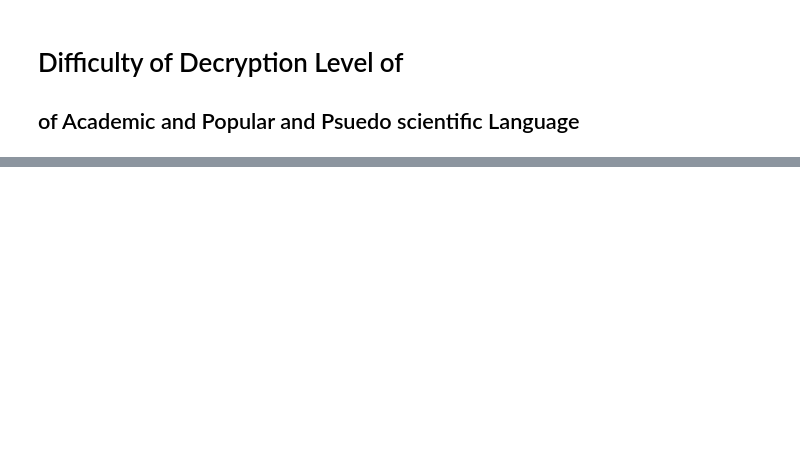
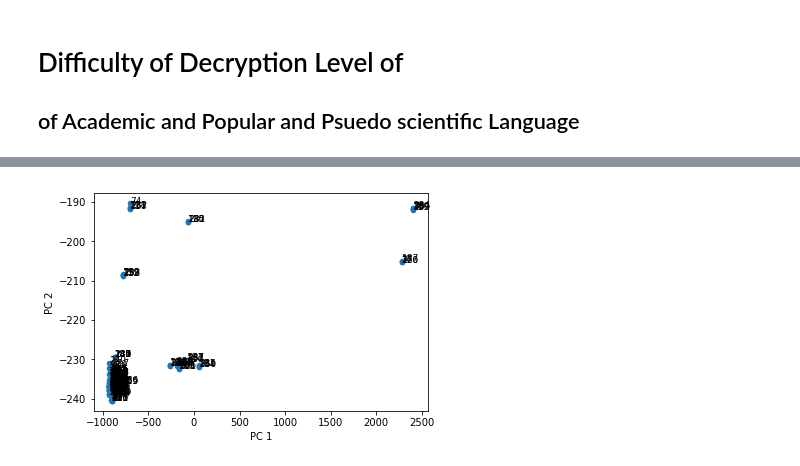
Before and after one commit to russelljjarvis/ScienceAccessibility, a Jupyter notebook: Visual_search_terms_PCA_.ipynb, the cells around one changed output, grey strips where cells are left out. Drawn from its saved outputs; the diff is of its cells as text; code cells hidden in the pictures; blank space fills up the shorter version.

```diff
--- a/Visual_search_terms_PCA_.ipynb
+++ b/Visual_search_terms_PCA_.ipynb
@@ -298,0 +303,81 @@ Dimension 13 has mean -3.9 and variance 0.0035
+# %%
+
+import numpy as np
+import pandas as pd
+from sklearn.decomposition import PCA
+#!pip install ipyvolume
+from mpl_toolkits.mplot3d import Axes3D
+#import ipyvolume.pylab as p3
+
+pca = PCA()
+data = features
+print(np.shape(features))
+pca = PCA(n_components=13).fit(data)
+data_rotated = np.dot(pca.components_,data.T).T
+
+
+
+def report_mean_var(data):
+    for i in range(data.shape[1]):
+        column = data[:,i]
+        print("Dimension %d has mean %.2g and variance %.3g" % \
+              (i+1,column.mean(),column.var()))
+name='word_complexity'
+#summarize(data_rotated,name)
+#report_mean_var(data_rotated)
+
+def variance_explained(df,pca):
+    #pca.fit(df.values)
+    n_components = min(*df.shape)
+    if pca.n_components:
+        n_components = min(n_components,pca.n_components)
+    for i in range(n_components):
+        print("PC %d explains %.3g%% of the variance" % (i+1,100*pca.explained_variance_ratio_[i]))
+
+variance_explained(pd.DataFrame(data_rotated),pca)
+
+reduced_dims = pca.components_#* data
+def annotate_scatter(ax,df_transformed,df):
+    for i, txt in enumerate(df.index):
+        x_loc = df_transformed['PC 1'].iloc[i]
+        y_loc = df_transformed['PC 2'].iloc[i]
+        ax.annotate(txt, (x_loc,y_loc), fontsize=9)
+    #for i, text in enumerate(df.index):
+    #    ax.text(df['PC 1'].iloc[i],df['PC 2'].iloc[i], text)
+
+def plot_transformed_data(pca,df_transformed,df,figsize=None):
+    plt.clf()
+    #pca.fit(df.values)
+    n_components = min(*df.shape)
+    if pca.n_components:
+        n_components = min(n_components,pca.n_components)
+    pca_df = pd.DataFrame(pca.transform(df.values),
+                      index=df.index,
+                      columns=['PC %d' % (i+1) for i in range(n_components)])
+    ax = pca_df.plot.scatter('PC 1','PC 2',figsize=figsize)
+    #ax = mds_df.plot.scatter(x='PC 1',y='PC 2',figsize=(12,12))
+    #annotate_scatter(ax,mds_df)
+    annotate_scatter(ax,pca_df,df_transformed)
+    plt.show()
+
+
+plot_transformed_data(pca,pd.DataFrame(data),pd.DataFrame(data_rotated))
+
+def plot3d(df):
+    plt.clf()
+    data = df.values
+    fig = plt.figure(figsize=(6,6))
+    ax = fig.add_subplot(111, projection='3d')
+    ax.scatter(*data[:,0:3].T)
+    minn,maxx = data.min(),data.max()
+    ax.set_xlim(minn,maxx)
+    ax.set_ylim(minn,maxx)
+    ax.set_zlim(minn,maxx)
+    ax.set_xlabel(df.columns[0],labelpad=10)
+    ax.set_ylabel(df.columns[1],labelpad=10)
+    ax.set_zlabel(df.columns[2],labelpad=10)
+    ax.dist = 12
+    plt.tight_layout()
+    plt.show()
+plot3d(pd.DataFrame(data_rotated))
+# %% [output]
@@ -298,0 +399 @@ Dimension 13 has mean -3.9 and variance 0.0035
+[figure, added]
```
Also changed, not shown: parts of 19 cells of this notebook, 3 other files.
